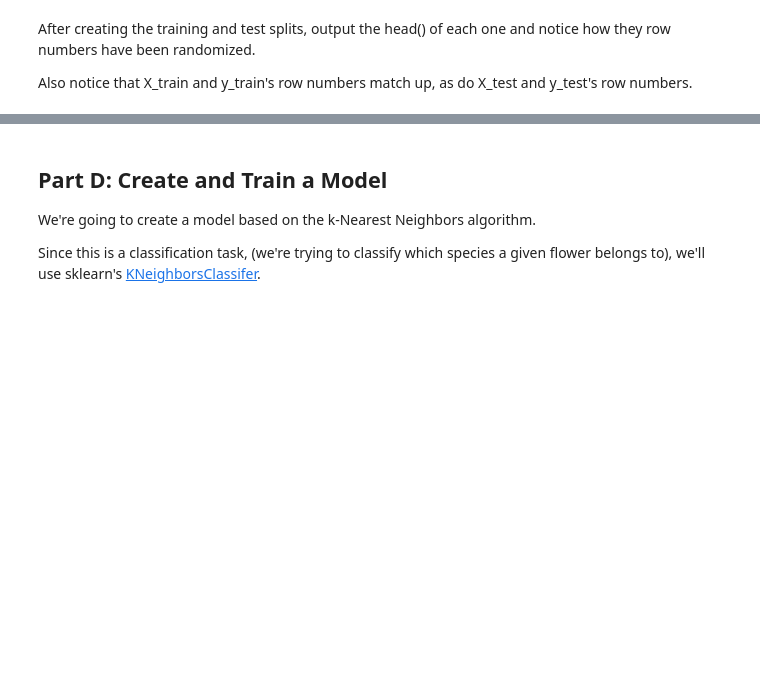
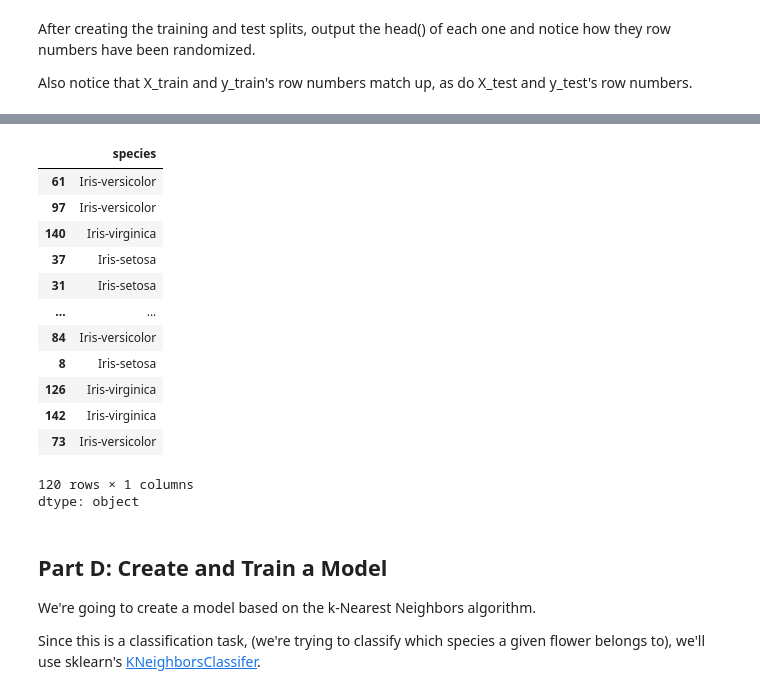
Before and after one commit to jrfanfan/Android_temp_con, a Jupyter notebook: Copy_of_DataExploration_04.ipynb, the cells around one changed output, grey strips where cells are left out. Cells and saved outputs as stored; diff of their text form; code cells hidden in the pictures; blank space fills up the shorter version.

```diff
--- a/Copy_of_DataExploration_04.ipynb
+++ b/Copy_of_DataExploration_04.ipynb
@@ -117,0 +139,17 @@ Also notice that X_train and y_train's row numbers match up, as do X_test and y_
+# %%
+y_train
+# %% [output]
+|  | species |
+| 61 | Iris-versicolor |
+| 97 | Iris-versicolor |
+| 140 | Iris-virginica |
+| 37 | Iris-setosa |
+| 31 | Iris-setosa |
+| ... | ... |
+| 84 | Iris-versicolor |
+| 8 | Iris-setosa |
+| 126 | Iris-virginica |
+| 142 | Iris-virginica |
+| 73 | Iris-versicolor |
+120 rows × 1 columns
+dtype: object
```
Also changed, not shown: parts of 7 cells of this notebook.
